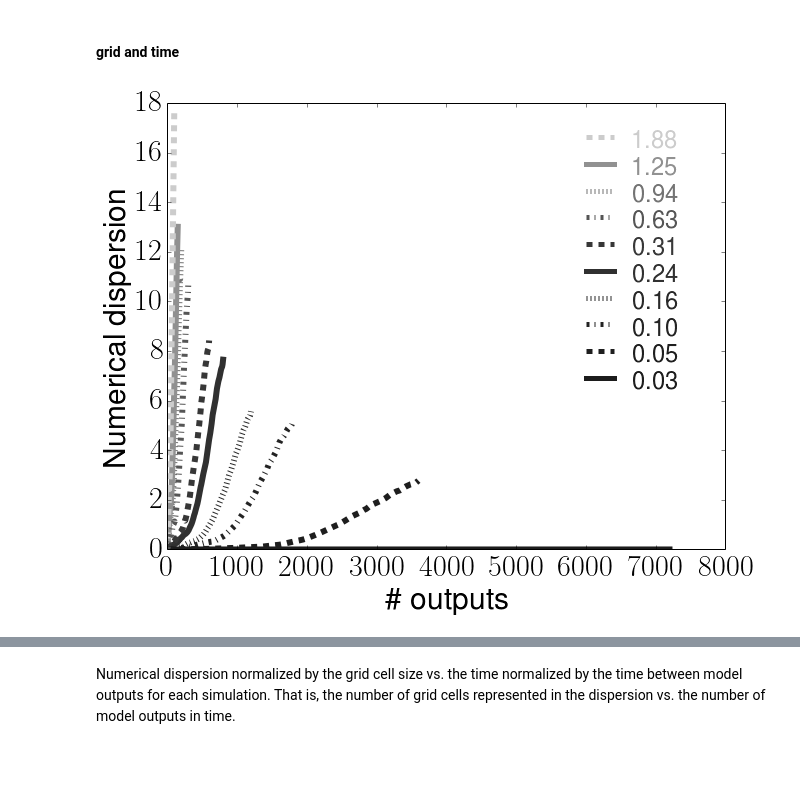
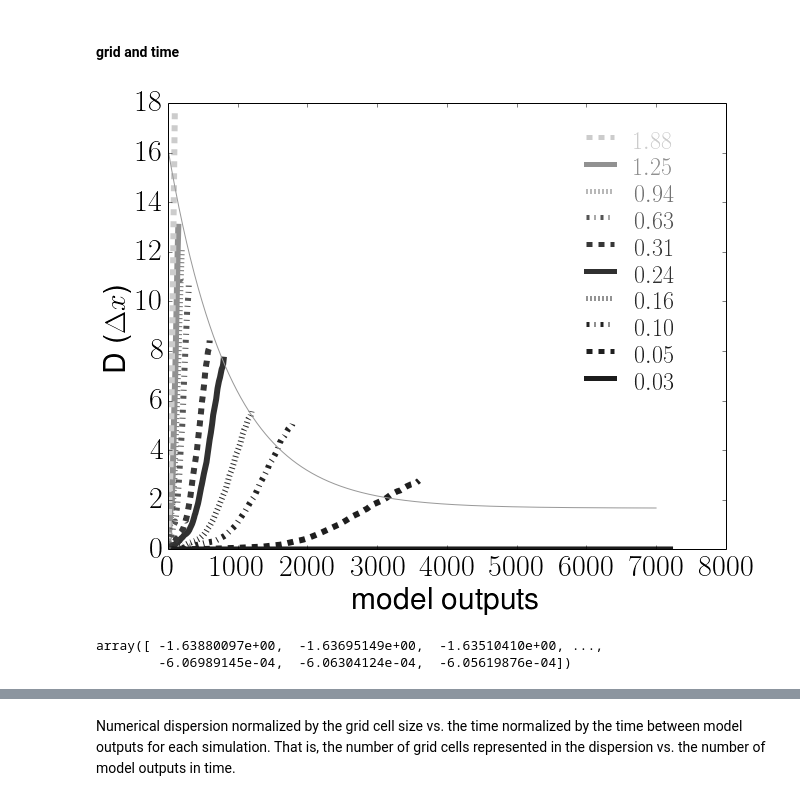
Before and after one commit to kthyng/time_res, a Jupyter notebook: time_res.ipynb, the cells around one changed output, grey strips where cells are left out. Drawn from its saved outputs; the diff is of its cells as text; code cells hidden in the pictures; blank space fills up the shorter version.

```diff
--- a/time_res.ipynb
+++ b/time_res.ipynb
@@ -146,5 +141,6 @@ array([ 7200.])
 # %%
 # Calculate dispersion between different particles starting at the same location
+matplotlib.rcParams['text.usetex'] = True
 Files = glob.glob('/Volumes/Emmons/projects/time_res/calcs/*Dcomp.npz')
 Files.sort()
 fig = figure(figsize(10,8))
@@ -164,14 +160,17 @@ for File in Files:
 
 # Make right side y ticks also for looking at grid resolution
 ax1.set_xlabel('Time (days)')
-ax1.set_ylabel('Numerical dispersion (km)')
+ax1.set_ylabel('D (km)')
+# ax1.set_ylabel('Numerical dispersion (km)')
 ylims = ax1.get_ylim()
 ax2.set_ylim(ylims[0]/dx, ylims[1]/dx)
-ax2.set_ylabel('Numerical dispersion')
+ax2.set_ylabel('D ($\Delta x$)')
+# ax2.set_ylabel('Numerical dispersion')
 
 # legend
 for i, value in enumerate(ts):
-    text(0.135, 0.3+0.06*(i+1), "%.2f" % value, color=cols[i], transform = ax1.transAxes, fontsize=24, family='monospace')
+    text(0.135, 0.3+0.06*(i+1), '$' + "%.2f" % value + '$', color=cols[i], transform = ax1.transAxes,
+         fontsize=24, family='monospace')
     plot([0.05,0.1], [0.324+0.06*(i+1),0.324+0.06*(i+1)], linestyle=ms[i], color=cols[i],
          linewidth=5, transform = ax1.transAxes)
 
@@ -238,8 +237,8 @@ plot(xp[0] - xint, yp[0] - yint, 'or', markersize=25)
 # xlim(0, 140); ylim(0, 60);
 xlims = ax1.get_xlim(); ylims = ax1.get_ylim()
 # Labels
-ax1.set_xlabel('Distance (\# grid cells)')
-ax1.set_ylabel('Distance (\# grid cells)')
+ax1.set_xlabel('Distance ($\Delta x$)')
+ax1.set_ylabel('Distance ($\Delta x$)')
 ax1.set_title('Max: D=' + "%.0f" % (dcalc['D2max']/3.))
 
 # Min
@@ -276,8 +275,8 @@ for i, File in enumerate(Files):
 #     plot(xp[tind3] - xint, yp[tind3] - yint, 'r', marker='*', markersize=10, linestyle='')#, alpha=0.2)#color=col, linestyle=m, linewidth=3, markersize=10)
     d.close()
 
-ax2.set_xlabel('Distance (\# grid cells)')
-ax2.set_ylabel('Distance (\# grid cells)')
+ax2.set_xlabel('Distance ($\Delta x$)')
+#ax2.set_ylabel('Distance (\# grid cells)')
 ax2.set_title('Min: D=' + "%.1f" % (dcalc['D2min']/3.))
 
 # Plot starting point
@@ -323,39 +322,65 @@ Files = glob.glob('/Volumes/Emmons/projects/time_res/calcs/*Dcomp.npz')
 Files.sort()
 fig = figure(figsize(10,8))
 ax1 = fig.add_subplot(111)
 dx = 3.
 # ax2 = ax1.twinx()
 
-for File in Files:
+# Save end points for curve fitting
+tend = np.ones(len(Files))*np.nan
+Dend = np.ones(len(Files))*np.nan
+for i, File in enumerate(Files):
 #     if '300' in File:
 #         continue
 
     # Read in numerical dispersion values calculated previously on hafen
     d = load(File)
     D2 = d['D2']; t = d['t'];
     days = (t-t[0])/(3600*24)
     tseas = float(File.split('tseas_use')[1].split('_')[0])/60. # model output sampling time in minutes
     cind = find(mins==tseas) # find index in plotting arrays for this simulation
     Dt = (mins[cind]/(60.*24)) # Time between model outputs in days
     ax1.plot(days/Dt, D2/dx, color=cols[cind], linewidth=6, linestyle=ms[cind], label=mins[cind])
 #     ax2.plot(days, D2/dx, color=cols[cind], linewidth=6, linestyle=ms[cind], label=None)
 #     ax3.plot(days/Dt, D2, color=cols[cind], linewidth=6, linestyle=ms[cind], label=None)
 #     xlims = ax1.get_xlim()
 #     ax3.set_xlim(xlims[0]/Dt, xlims[1]/Dt)
+    # Save end points for curve fitting
+    tend[i] = days[-1]/Dt
+    Dend[i] = D2[-1]/dx
 
-# Make right side y ticks also for looking at grid resolution
-ax1.set_xlabel('\# outputs')
-ax1.set_ylabel('Numerical dispersion')
-# ylims = ax1.get_ylim()
-# ax2.set_ylim(ylims[0]/dx, ylims[1]/dx)
-# ax2.set_ylabel('Numerical dispersion')
+ax1.set_xlabel('model outputs')
+ax1.set_ylabel('D ($\Delta x$)')
+
+# # Curve fit the ends of the lines
+ind = tend.argsort()
+tend = tend[ind]; Dend = Dend[ind]
+def func(tend, a, b, c):
+#     return a*tend**2 +b**tend**3 + c
+    return a * np.exp(tend * -b) + c
+def dfunc(tend, a, b, c): # derivative
+#     return a*tend**2 +b**tend**3 + c
+    return -b*a * np.exp(tend * -b)
+
+popt, pcov = curve_fit(func, tend/100., Dend)
+xx = np.linspace(0,7000,7000) # just for plotting
+plot(xx, func(xx/100., *popt), '-', color='.6') # plot fitted curve
+# plot(xx, dfunc(xx/100., *popt), '-', color='.3', label="Fitted Curve")
+
+# # Plot where slope of fitted curve is -1, which is where the decrease in D equals the increase in model outputs
+# ind = find(dfunc(xx/100., *popt)>-1)[0] # close to -1
+# plot([xx[ind],xx[ind]], [0,18], color='.6', linewidth=6, alpha=.3)
 
 # legend
 for i, value in enumerate(ts):
-    text(0.835, 0.3+0.06*(i+1), "%.2f" % value, color=cols[i], transform = ax1.transAxes, fontsize=24, family='monospace')
+    text(0.835, 0.3+0.06*(i+1), '$' + "%.2f" % value + '$', color=cols[i], transform = ax1.transAxes, fontsize=24, family='monospace')
     plot([0.75,0.8], [0.324+0.06*(i+1),0.324+0.06*(i+1)], linestyle=ms[i], color=cols[i],
          linewidth=5, transform = ax1.transAxes)
 
 savefig('figures/D_numericalDt.png', bbox_inches='tight')
 # %% [output]
-[figure, old version]
+[figure, new version]
+# %%
+dfunc(xx/100., *popt)
+# %% [output]
+array([ -1.63880097e+00,  -1.63695149e+00,  -1.63510410e+00, ...,
+        -6.06989145e-04,  -6.06304124e-04,  -6.05619876e-04])
```
Also changed, not shown: parts of 29 cells of this notebook.
